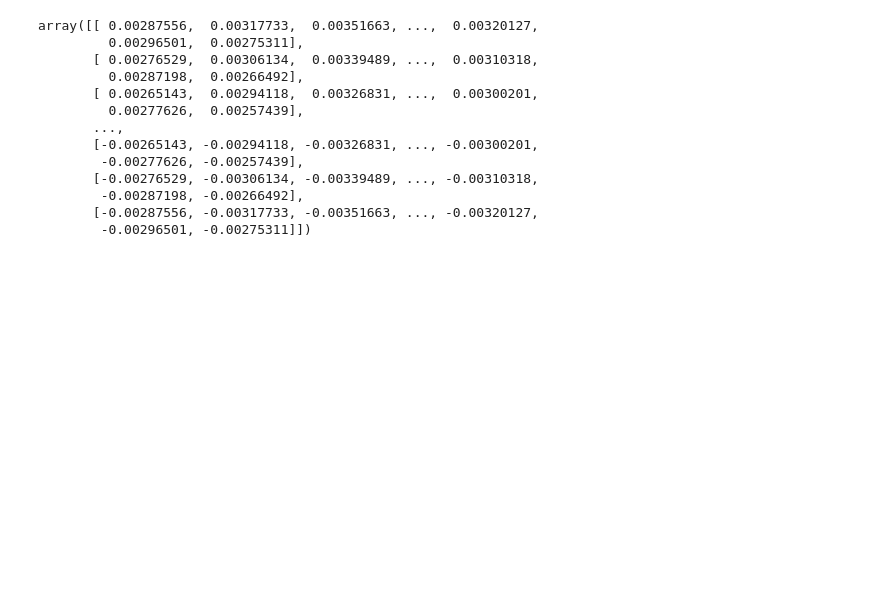
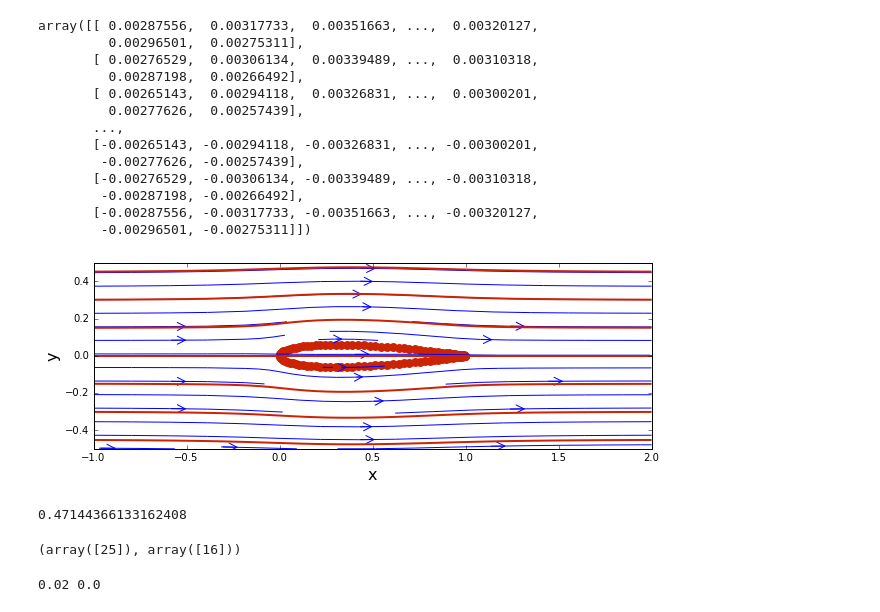
Before and after one commit to Dmphelps89/MAE6226-1, a Jupyter notebook: Assignment01.ipynb, the cells around one changed output. Cells and saved outputs as stored; diff of their text form; code cells hidden in the pictures; blank space fills up the shorter version.

```diff
--- a/Assignment01.ipynb
+++ b/Assignment01.ipynb
@@ -5,7 +5,7 @@ from matplotlib import pyplot
 # %%
 #meshgrid
 x_start, x_end = -1.0, 2.0
-y_start, y_start = -0.5, 0.5
+y_start, y_end = -0.5, 0.5
 N = 51
 x = numpy.linspace(-1.0, 2.0, N)
 y = numpy.linspace(-0.5, 0.5, N)
@@ -53,12 +53,13 @@ def get_stream_function(strength, xs, ys, X, Y):
 # %%
 #superpostion
 u_source, v_source, psi_source= 0, 0, 0
+
 for i in range(100):
     u_source1,v_source1 = get_velocity(sigma_source[i],x_source[i],y_source[i],X,Y)
     psi_source1 = get_stream_function(sigma_source[i],x_source[i],y_source[i],X,Y)
 
     u_source = u_source1+u_source
-    v_source = v_source1+u_source
+    v_source = v_source1+v_source
     psi_source = psi_source1+psi_source
 # %%
 u_source
@@ -114,3 +115,40 @@ u_inf = 1.0
 
 u_freestream = u_inf * numpy.ones((N, N))
 v_freestream = numpy.zeros((N, N))
+psi_freestream = u_inf * Y
+# %%
+#superpostion of freestream and set of sources
+u = u_freestream + u_source
+v = v_freestream + v_source
+psi = psi_freestream + psi_source
+# %%
+size = 10
+pyplot.figure(figsize=(size, (y_end-y_start)/(x_end-x_start)*size))
+pyplot.xlabel('x', fontsize=16)
+pyplot.ylabel('y', fontsize=16)
+pyplot.xlim(x_start, x_end)
+pyplot.ylim(y_start, y_end)
+pyplot.scatter([x_source], [y_source],
+            color='#CD2305', s=80, marker='o', linewidth=0)
+pyplot.contour(X, Y, psi,
+            colors='#CD2305', linewidths=2, linestyles='solid')
+pyplot.streamplot(X, Y, u, v, density=0.5, linewidth=1, arrowsize=2, arrowstyle='->');
+# %% [output]
+[figure, added]
+# %%
+# computes the max pressure coefficient field
+cp = 1.0 - (u**2+v**2)/u_inf**2
+cp_max = numpy.max(cp)
+cp_max
+# %% [output]
+0.47144366133162408
+# %%
+numpy.where(cp == numpy.max(cp))
+# %% [output]
+(array([25]), array([16]))
+# %%
+x_max = x[ numpy.where(cp == numpy.min(cp))[1][0] ]
+y_max = y[ numpy.where(cp == numpy.min(cp))[0][0] ]
+print(x_max, y_max)
+# %% [output]
+0.02 0.0
```
Also changed, not shown: parts of 3 cells of this notebook.
